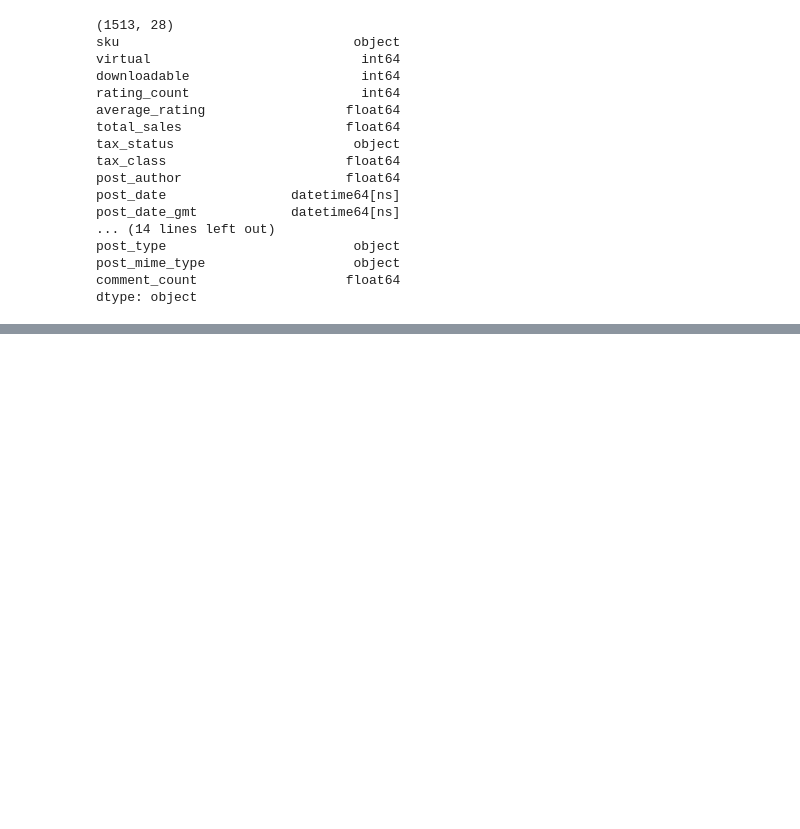
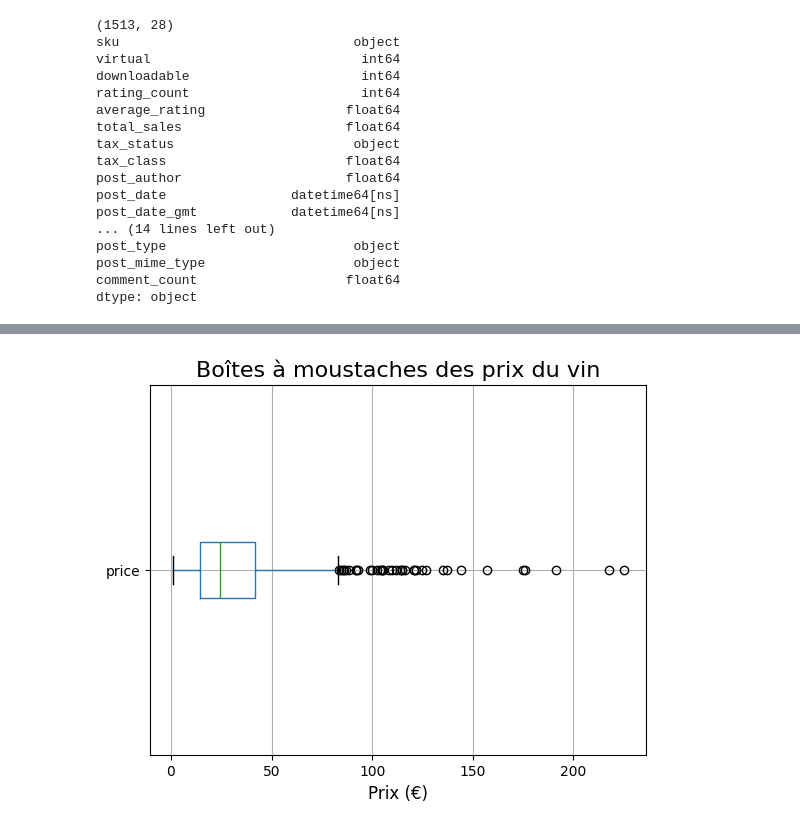
Before and after one commit to SylviaNice/7162856-G-rez-Git-et-GitHub, a Jupyter notebook: Projet_BottleNeck.ipynb, the cells around one changed output, grey strips where cells are left out. Saved outputs shown, nothing was run; the diff lists cells and outputs as text; code cells hidden in the pictures; blank space fills up the shorter version.

```diff
--- a/Projet_BottleNeck.ipynb
+++ b/Projet_BottleNeck.ipynb
@@ -228,0 +391,9 @@ files.download("Fichier_web_clean.xlsx")
+# %%
+# Représentation graphique des outliers dans les prix du vin
+
+erp_liaison_web.boxplot(column="price", vert=False)
+plt.title("Boîtes à moustaches des prix du vin", fontsize=16)
+plt.xlabel("Prix (€)", fontsize=12)
+plt.show()
+# %% [output]
+[figure, added]
```
Also changed, not shown: parts of 22 cells of this notebook.
